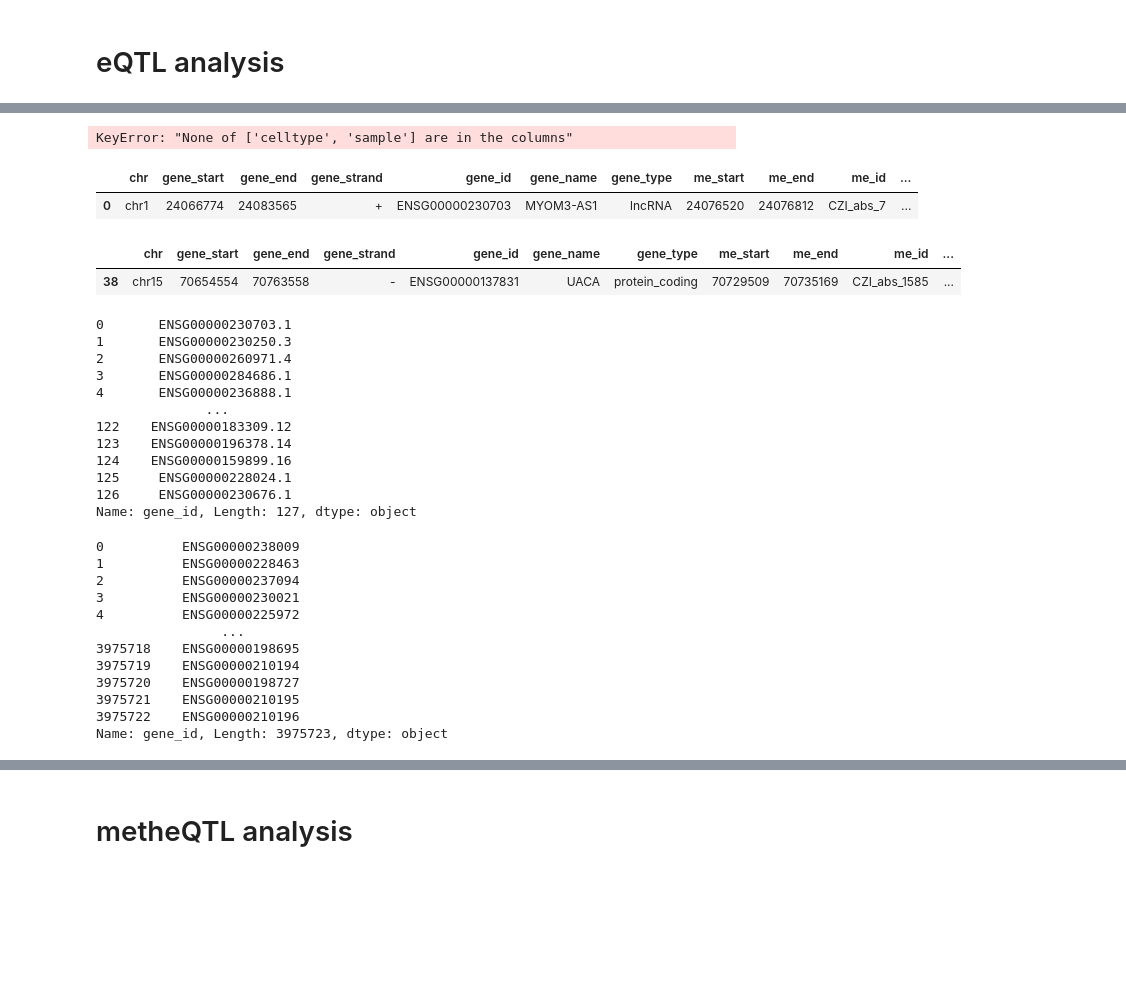
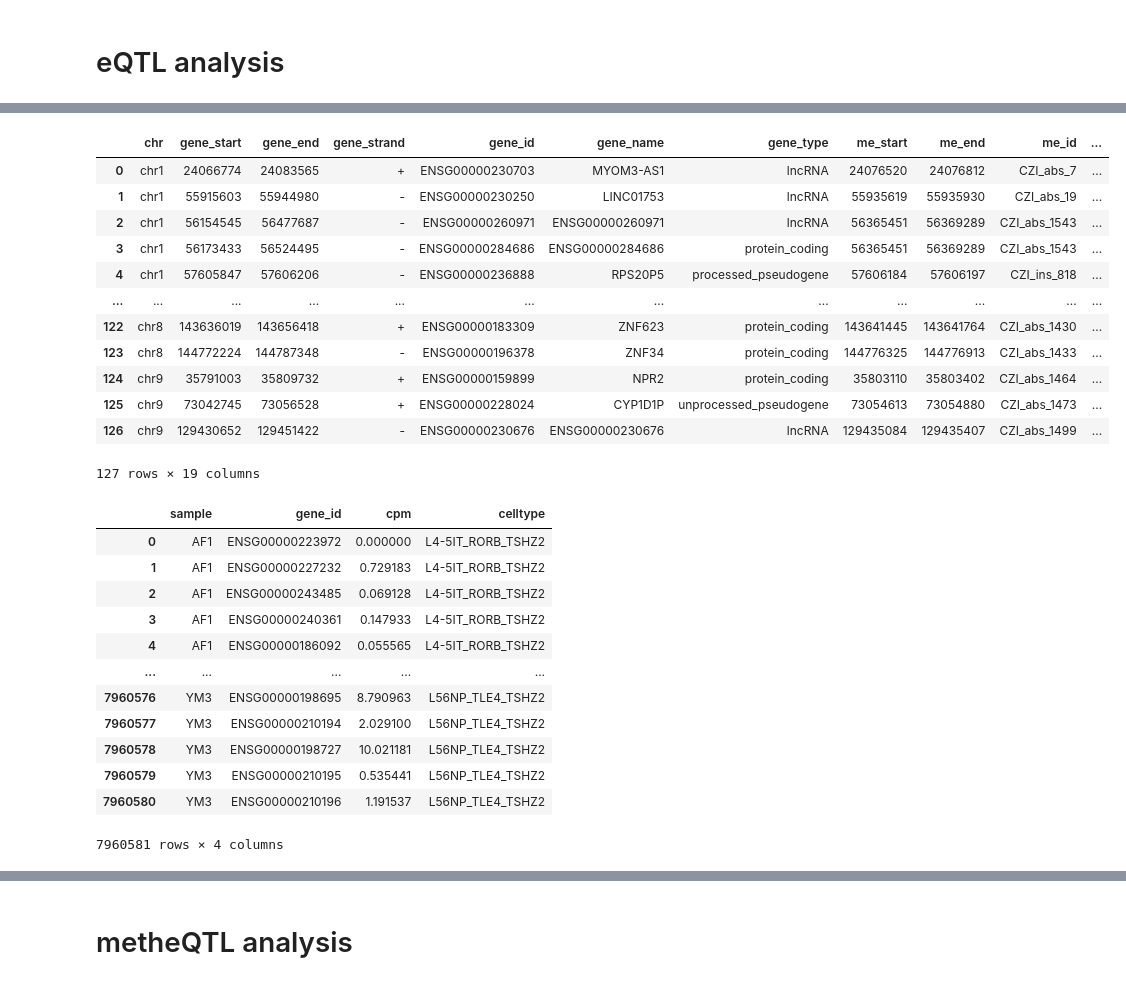
Before and after one commit to dmnburrows/me_polymorphisms, a Jupyter notebook: me_QTL.ipynb, the cells around one changed output, grey strips where cells are left out. Drawn from its saved outputs; the diff is of its cells as text; code cells hidden in the pictures; blank space fills up the shorter version.

```diff
--- a/me_QTL.ipynb
+++ b/me_QTL.ipynb
@@ -163,0 +290,2 @@ samples = cpm['sample'].unique()
+# %%
+me_gene['contrast'] = [me_gene.iloc[i]['me_id'] + '_' + me_gene.iloc[i]['gene_id'] for i in range(len(me_gene))]
@@ -249,6 +373,0 @@ model
-# %%
-cpm_gene.set_index(['celltype', 'sample'], inplace=True)
-cpm_gene.drop(columns='gene_id', inplace=True)
-cpm_gene
-# %% [output]
-KeyError: "None of ['celltype', 'sample'] are in the columns"
@@ -257,5 +373,0 @@ U = #gene
-# %%
-curr
-# %% [output]
-|  | chr | gene_start | gene_end | gene_strand | gene_id | gene_name | gene_type | me_start | me_end | me_id | ... |
-| 0 | chr1 | 24066774 | 24083565 | + | ENSG00000230703 | MYOM3-AS1 | lncRNA | 24076520 | 24076812 | CZI_abs_7 | ... |
@@ -278,36 +374,32 @@ samples = cpm['sample'].unique()
-# %%
-prac = pd.DataFrame(me_gene.iloc[i]).T
-prac
-# %% [output]
-|  | chr | gene_start | gene_end | gene_strand | gene_id | gene_name | gene_type | me_start | me_end | me_id | ... |
-| 38 | chr15 | 70654554 | 70763558 | - | ENSG00000137831 | UACA | protein_coding | 70729509 | 70735169 | CZI_abs_1585 | ... |
 # %%
-me_gene['gene_id']
+me_gene
 # %% [output]
+|  | chr | gene_start | gene_end | gene_strand | gene_id | gene_name | gene_type | me_start | me_end | me_id | ... |
+| 0 | chr1 | 24066774 | 24083565 | + | ENSG00000230703 | MYOM3-AS1 | lncRNA | 24076520 | 24076812 | CZI_abs_7 | ... |
+| 1 | chr1 | 55915603 | 55944980 | - | ENSG00000230250 | LINC01753 | lncRNA | 55935619 | 55935930 | CZI_abs_19 | ... |
+| 2 | chr1 | 56154545 | 56477687 | - | ENSG00000260971 | ENSG00000260971 | lncRNA | 56365451 | 56369289 | CZI_abs_1543 | ... |
+| 3 | chr1 | 56173433 | 56524495 | - | ENSG00000284686 | ENSG00000284686 | protein_coding | 56365451 | 56369289 | CZI_abs_1543 | ... |
+| 4 | chr1 | 57605847 | 57606206 | - | ENSG00000236888 | RPS20P5 | processed_pseudogene | 57606184 | 57606197 | CZI_ins_818 | ... |
+| ... | ... | ... | ... | ... | ... | ... | ... | ... | ... | ... | ... |
+| 122 | chr8 | 143636019 | 143656418 | + | ENSG00000183309 | ZNF623 | protein_coding | 143641445 | 143641764 | CZI_abs_1430 | ... |
+| 123 | chr8 | 144772224 | 144787348 | - | ENSG00000196378 | ZNF34 | protein_coding | 144776325 | 144776913 | CZI_abs_1433 | ... |
+| 124 | chr9 | 35791003 | 35809732 | + | ENSG00000159899 | NPR2 | protein_coding | 35803110 | 35803402 | CZI_abs_1464 | ... |
+| 125 | chr9 | 73042745 | 73056528 | + | ENSG00000228024 | CYP1D1P | unprocessed_pseudogene | 73054613 | 73054880 | CZI_abs_1473 | ... |
+| 126 | chr9 | 129430652 | 129451422 | - | ENSG00000230676 | ENSG00000230676 | lncRNA | 129435084 | 129435407 | CZI_abs_1499 | ... |
-0       ENSG00000230703.1
-1       ENSG00000230250.3
-2       ENSG00000260971.4
-3       ENSG00000284686.1
-4       ENSG00000236888.1
-              ...
-122    ENSG00000183309.12
-123    ENSG00000196378.14
-124    ENSG00000159899.16
-125     ENSG00000228024.1
-126     ENSG00000230676.1
-Name: gene_id, Length: 127, dtype: object
+127 rows × 19 columns
 # %%
-cpm['gene_id']
+cpm
 # %% [output]
+|  | sample | gene_id | cpm | celltype |
+| 0 | AF1 | ENSG00000223972 | 0.000000 | L4-5IT_RORB_TSHZ2 |
+| 1 | AF1 | ENSG00000227232 | 0.729183 | L4-5IT_RORB_TSHZ2 |
+| 2 | AF1 | ENSG00000243485 | 0.069128 | L4-5IT_RORB_TSHZ2 |
+| 3 | AF1 | ENSG00000240361 | 0.147933 | L4-5IT_RORB_TSHZ2 |
+| 4 | AF1 | ENSG00000186092 | 0.055565 | L4-5IT_RORB_TSHZ2 |
+| ... | ... | ... | ... | ... |
+| 7960576 | YM3 | ENSG00000198695 | 8.790963 | L56NP_TLE4_TSHZ2 |
+| 7960577 | YM3 | ENSG00000210194 | 2.029100 | L56NP_TLE4_TSHZ2 |
+| 7960578 | YM3 | ENSG00000198727 | 10.021181 | L56NP_TLE4_TSHZ2 |
+| 7960579 | YM3 | ENSG00000210195 | 0.535441 | L56NP_TLE4_TSHZ2 |
+| 7960580 | YM3 | ENSG00000210196 | 1.191537 | L56NP_TLE4_TSHZ2 |
-0          ENSG00000238009
-1          ENSG00000228463
-2          ENSG00000237094
-3          ENSG00000230021
-4          ENSG00000225972
-                ...
-3975718    ENSG00000198695
-3975719    ENSG00000210194
-3975720    ENSG00000198727
-3975721    ENSG00000210195
-3975722    ENSG00000210196
-Name: gene_id, Length: 3975723, dtype: object
+7960581 rows × 4 columns
```
Also changed, not shown: parts of 29 cells of this notebook, 1 other file.
